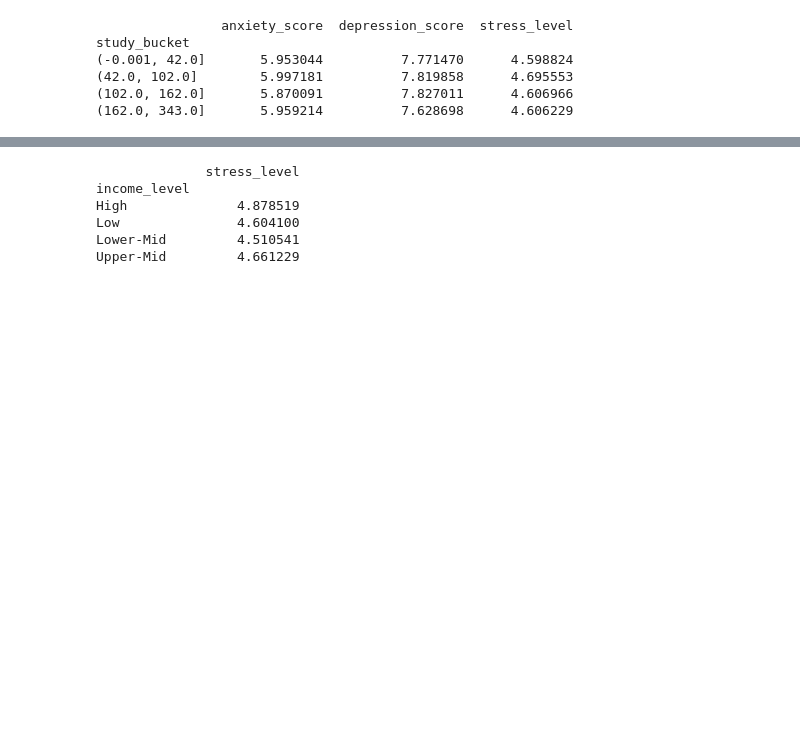
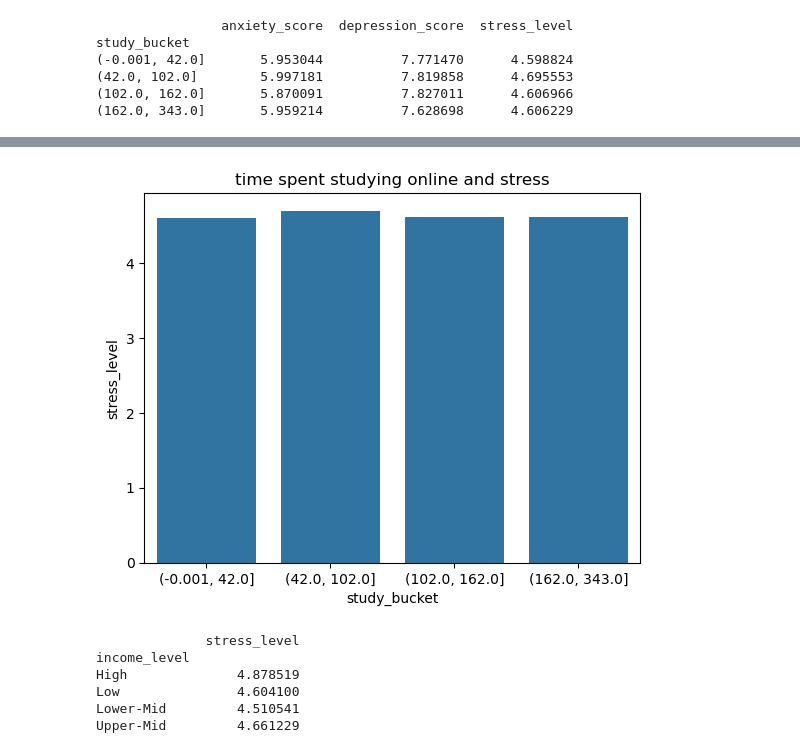
Before and after one commit to abbeygodfrey/insy6500-project, a Jupyter notebook: notebooks/data_cleanup.ipynb, the cells around one changed output, grey strips where cells are left out. Saved outputs shown, nothing was run; the diff lists cells and outputs as text; code cells hidden in the pictures; blank space fills up the shorter version.

```diff
--- a/notebooks/data_cleanup.ipynb
+++ b/notebooks/data_cleanup.ipynb
@@ -289,3 +305,11 @@ study_bucket
+# %%
+#study and stress
+s_s = sns.barplot(digital_study_effects, x = 'study_bucket', y = 'stress_level', orient = 'v')
+plt.title('time spent studying online and stress')
+plt.show
+s_s.figure.savefig("../streamlit/s_s.png", bbox_inches="tight")
+# %% [output]
+[figure, added]
 # %%
 #this seems like there is little to no variation across the study buckets,
 #which is very interesting to me, because that was the opposite of my hypothesis. let's move on
```
Also changed, not shown: parts of 5 cells of this notebook.
